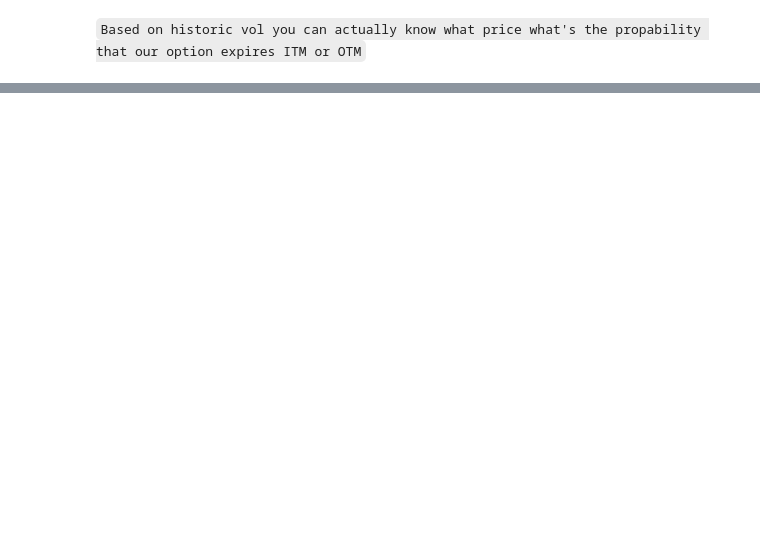
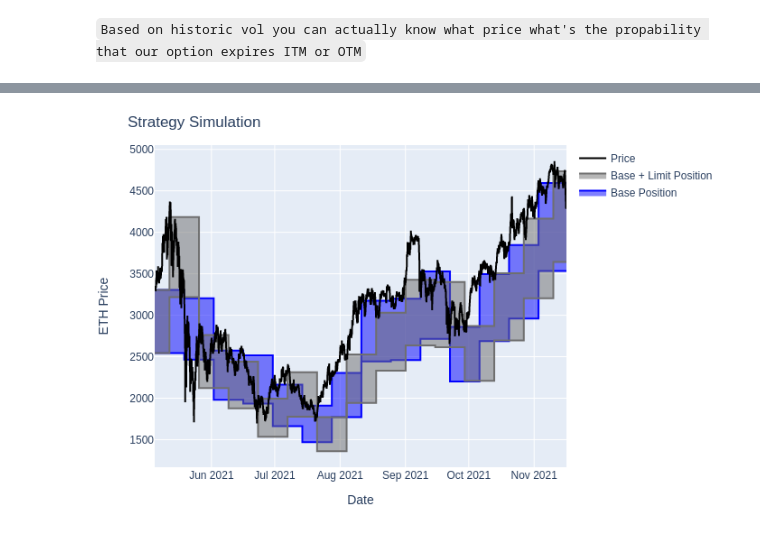
Before and after one commit to nguyenhieuec/uniswap_backtester, a Jupyter notebook: notebooks/big_query_testing.ipynb, the cells around one changed output, grey strips where cells are left out. Cells and saved outputs as stored; diff of their text form; code cells hidden in the pictures; blank space fills up the shorter version.

Commit message:
added plotting

```diff
--- a/notebooks/big_query_testing.ipynb
+++ b/notebooks/big_query_testing.ipynb
@@ -29,9 +29,9 @@ swap_data.head()
 # %%
 swap_data.block_timestamp =  pd.to_datetime(swap_data['block_timestamp'], origin='unix')
 swap_data.set_index('block_timestamp', inplace=True)
-DATE_BEGIN                 = pd.to_datetime('2021-07-15 00:00PM',utc=True)
-DATE_END                   = pd.to_datetime('2021-08-15 00:00PM',utc=True)
-swap_data = swap_data[DATE_BEGIN:DATE_END]
+# DATE_BEGIN                 = pd.to_datetime('2021-07-15 00:00PM',utc=True)
+# DATE_END                   = pd.to_datetime('2021-08-15 00:00PM',utc=True)
+# swap_data = swap_data[DATE_BEGIN:DATE_END]
 DECIMALS_0 = 6
 DECIMALS_1 = 18
 swap_data['amount0']  = swap_data.amount0.astype('float')/(10**DECIMALS_0)
@@ -100,0 +79,4 @@ sim_data
+# %%
+strategy_state.plot_strategy(sim_data,'ETH Price','#0000FF')
+# %% [output]
+[figure, added]
```
Also changed, not shown: parts of 5 cells of this notebook, 1 other file.
